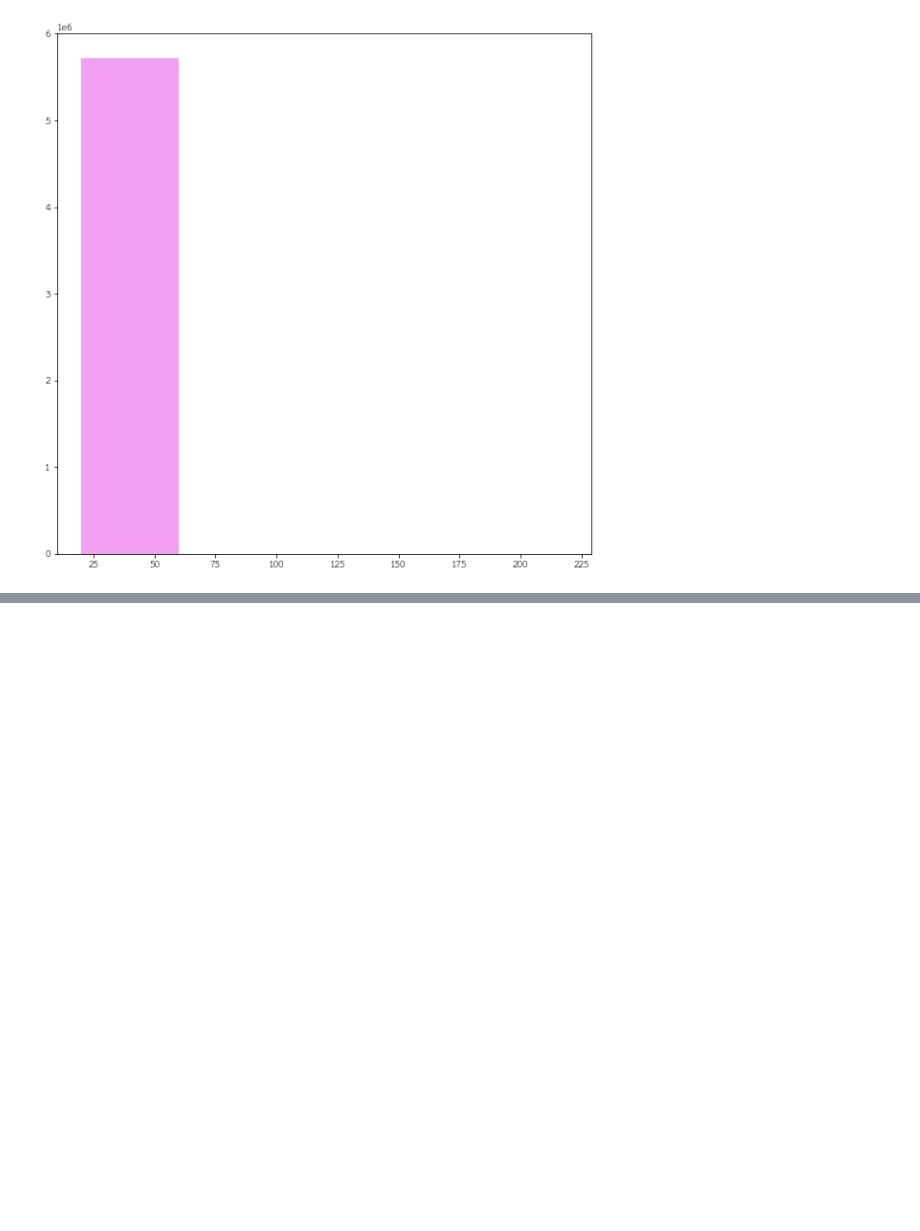
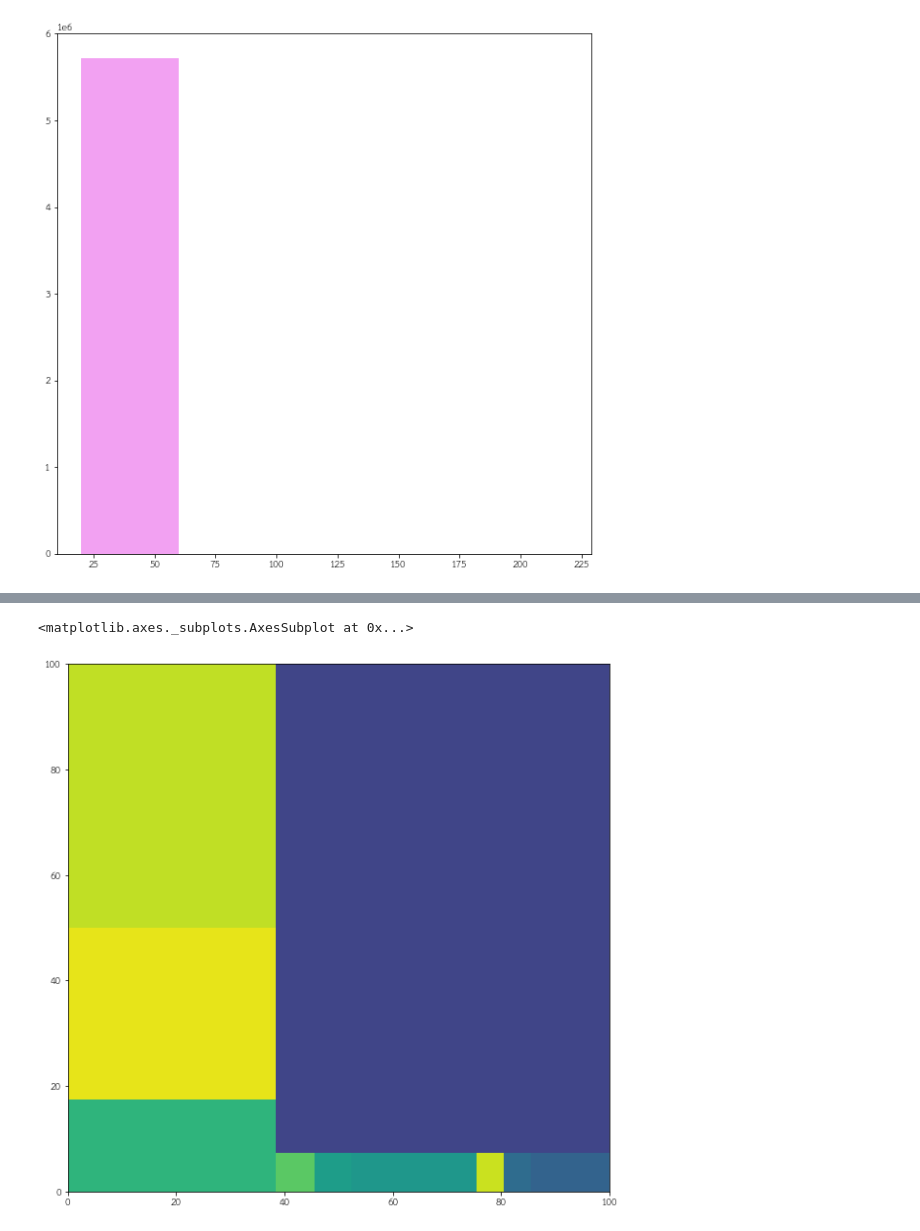
Before and after one commit to tanpharamut/data_viz, a Jupyter notebook: Visualize_Data_Comparison.ipynb, the cells around one changed output, grey strips where cells are left out. Saved outputs shown, nothing was run; the diff lists cells and outputs as text; code cells hidden in the pictures; blank space fills up the shorter version.

```diff
--- a/Visualize_Data_Comparison.ipynb
+++ b/Visualize_Data_Comparison.ipynb
@@ -259,13 +259,13 @@ output = plt.hist(new_type_noouttlier,10, facecolor = 'violet', alpha = 0.75)
 # %%
 new_type_other = new_type[new_type < 20]
 # %%
-output = plt.hist(new_type_other,10, facecolor = 'violet', alpha = 0.75)
+output2 = plt.hist(new_type_other,10, facecolor = 'violet', alpha = 0.75)
 # %% [output]
 [figure]
 # %%
 new_type_the_most = new_type[new_type > 19]
 # %%
-output = plt.hist(new_type_the_most,5, facecolor = 'violet', alpha = 0.75)
+output1 = plt.hist(new_type_the_most,5, facecolor = 'violet', alpha = 0.75)
 # %% [output]
 [figure]
 # %% [markdown]
@@ -272,0 +303,5 @@ output = plt.hist(new_type_the_most,5, facecolor = 'violet', alpha = 0.75)
+# %%
+squarify.plot(output[0])
+# %% [output]
+<matplotlib.axes._subplots.AxesSubplot at 0x...>
+[figure, added]
```
Also changed, not shown: parts of 11 cells of this notebook.
